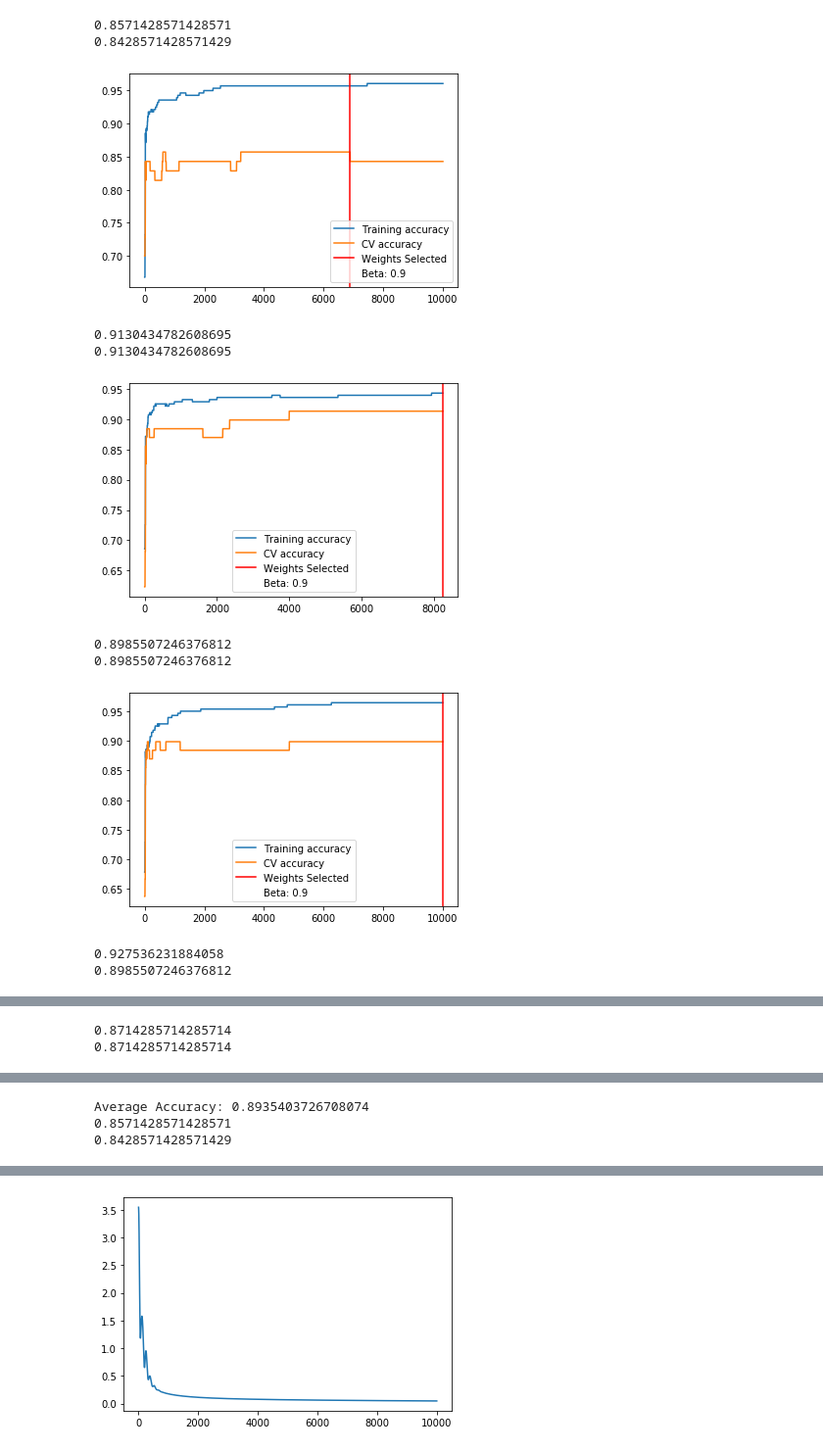
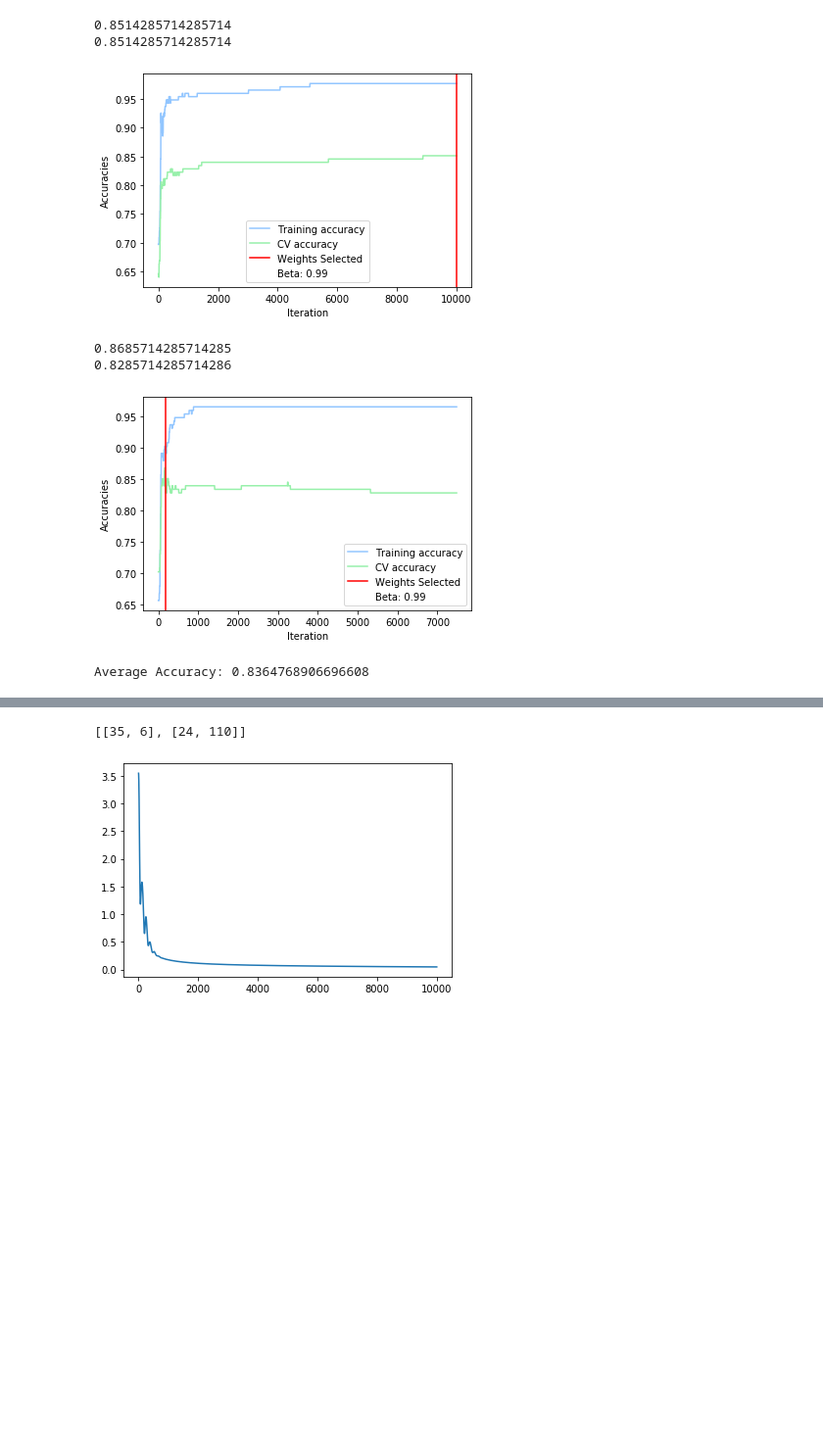
Before and after one commit to ingridxx/COMP551, a Jupyter notebook: Miniproject1/LogisticRegression.ipynb, the cells around one changed output, grey strips where cells are left out. Shown at 98% size. Cells and saved outputs as stored; diff of their text form; code cells hidden in the pictures; blank space fills up the shorter version.

Commit message:
Added graph saving and confusion matrices

```diff
--- a/Miniproject1/LogisticRegression.ipynb
+++ b/Miniproject1/LogisticRegression.ipynb
@@ -5,6 +5,8 @@ from sklearn.preprocessing import LabelEncoder, OneHotEncoder
 from sklearn.compose import ColumnTransformer
 import matplotlib.pyplot as plt
 import seaborn as sns
+import time
+plt.style.use('seaborn-pastel')
 # %%
 class LogisticRegression:
 
@@ -49,10 +51,6 @@ class LogisticRegression:
         predict_arr = []
         for i in prediction:
             predict_arr.append(np.argmax(i))
-#             if i>=0.5:
-#                 predict_arr.append(1)
-#             else:
-#                 predict_arr.append(0)
         return predict_arr
 
     def accuracy(self, predict_arr, y):
@@ -68,6 +66,24 @@ class LogisticRegression:
             if i == np.argmax(j.toarray()):
                 correct+=1
         return correct/len(predict_arr)
+
+    def confusion_matrix(self, predict_arr, y):
+        self.conf_matrix = []
+        self.zero_sum = 0
+        if self.multiclass:
+            matrix_cols = len(y.toarray()[0])
+            matrix_rows = len(y.toarray()[0])
+            self.conf_matrix = [[0 for i in range(matrix_cols)] for j in range(matrix_rows)]
+            for i,j in zip(predict_arr, y):
+                self.conf_matrix[i][np.argmax(j.toarray())] +=  1
+        else:
+            matrix_cols = 2
+            matrix_rows = 2
+            self.conf_matrix = [[0 for i in range(matrix_cols)] for j in range(matrix_rows)]
+            for i,j in zip(predict_arr, y):
+                self.conf_matrix[i][int(j[0])] +=  1
+
+
 
 
     def sigmoid(self, x):
@@ -88,6 +104,7 @@ class LogisticRegression:
 
     def fit(self, X, y, cv_X, cv_y, multiclass, learning_rate=0.1, max_iter=10000, beta=0.99, reg_term=0.5):  # attempted termination condition - lack of improvement in cross validation set
         learning_rate = self.learning_rate
+        self.multiclass = multiclass
         max_iter = self.max_iter
         beta = self.beta
         reg_term = self.reg_term
@@ -116,14 +133,13 @@ class LogisticRegression:
                     prev_cv_acc = cv_acc
                     cv_acc = self.multiclass_accuracy(cv_pred, cv_y)
                     train_acc = self.multiclass_accuracy(train_pred, y)
+
                 else:
                     cv_pred = self.predict(cv_X, theta)
                     train_pred = self.predict(X, theta)
                     prev_cv_acc = cv_acc
                     cv_acc = self.accuracy(cv_pred, cv_y)
                     train_acc = self.accuracy(train_pred, y)
-
-
 
 
             if cv_acc >= max_cv_acc:  # checks if maximum accuracy thus far
@@ -140,7 +156,8 @@ class LogisticRegression:
                 break
         print(max_cv_acc)
         print(cv_acc)
-        self.cv_acc = max_cv_acc
+        self.cv_acc = np.mean(self.cv_acc_values)
+        self.confusion_matrix(cv_pred, cv_y)
         return best_theta
 
     def get_test_acc(self, test_X, test_y, thetas):
@@ -165,9 +182,9 @@ new_input[len(new_input.T)-1] = new_input[len(new_input.T)-1].map({'g': 1, 'b':0
 new_input.insert(0, column='Bias', value=1)
 new_input = new_input.sample(frac=1)  # randomly shuffles dataset
 
-folds = 5
+folds = 2
 accuracies = []
-learning_rate = [0.9, 0.95, 0.99]
+learning_rate = [0.99]
 for lr in learning_rate:
     for i in range(folds):
 
@@ -179,41 +196,39 @@ for lr in learning_rate:
             end_bias = 0
         percentage = 1/folds
         length = len(new_input[0])
         test_set = new_input.iloc[int(percentage*(i)*length+start_bias):int(percentage*(i+1)*length), :]
 
         train_set_1 = new_input.iloc[int(percentage*(i+1)*length)+end_bias:len(new_input[0]), :]
         train_set_2 = new_input.iloc[0:int(percentage*(i)*length), :]
         train_set = pd.concat([train_set_1, train_set_2])
 
         train_X = train_set.iloc[:, :-1]
         train_y = train_set.iloc[:, -1]
 
         test_X = test_set.iloc[:, :-1]
         test_y = test_set.iloc[:, -1]
 
     # i_train_X, i_train_y, i_test_X, i_test_y = split_data(new_input)
 
 
         log_reg = LogisticRegression(percentage=0.6, beta = lr, lr = 0.1, reg_term = 0)
         log_reg.fit(train_X.values, train_y.values, test_X.values, test_y.values, False)
         accuracies.append(log_reg.cv_acc)
         plt.figure()
+        plt.xlabel('Iteration')
+        plt.ylabel('Accuracies')
         plt.plot(log_reg.train_acc_values, label = 'Training accuracy')
         plt.plot(log_reg.cv_acc_values, label='CV accuracy')
         plt.axvline(log_reg.select_line, color='r', label='Weights Selected')
         plt.plot([], [], ' ', label="Beta: "+str(log_reg.beta))
         plt.legend()
         plt.show()
     print("Average Accuracy: "+str(np.mean(accuracies)))
 # %% [output]
-0.8571428571428571
-0.8428571428571429
+0.8514285714285714
+0.8514285714285714
-[figure, old version]
+[figure, new version]
-0.9130434782608695
-0.9130434782608695
+0.8685714285714285
+0.8285714285714286
-[figure, old version]
+[figure, new version]
-0.8985507246376812
-0.8985507246376812
+Average Accuracy: 0.8364768906696608
-[figure, removed]
-0.927536231884058
-0.8985507246376812
@@ -221,2 +234,0 @@ for lr in learning_rate:
-0.8714285714285714
-0.8714285714285714
@@ -224,3 +234,0 @@ for lr in learning_rate:
-Average Accuracy: 0.8935403726708074
-0.8571428571428571
-0.8428571428571429
@@ -229,3 +235,7 @@ KeyboardInterrupt:
+# %%
+log_reg.conf_matrix
+# %% [output]
+[[35, 6], [24, 110]]
 # %%
 plt.figure(101)
 plt.plot(log_reg.gradient_values)
```
Also changed, not shown: parts of 8 cells of this notebook.
